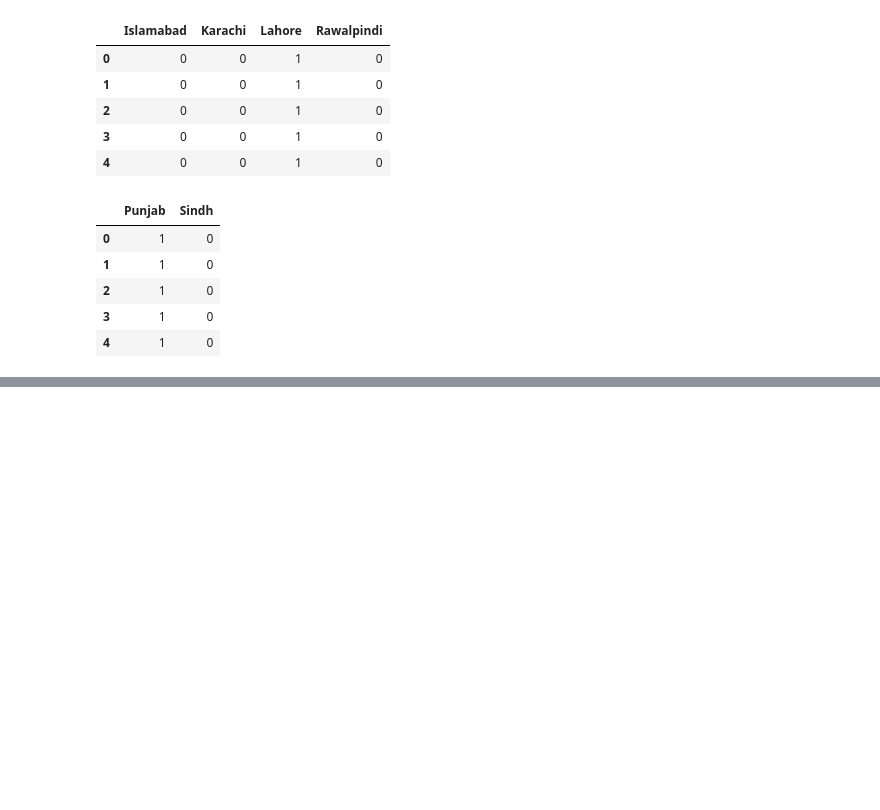
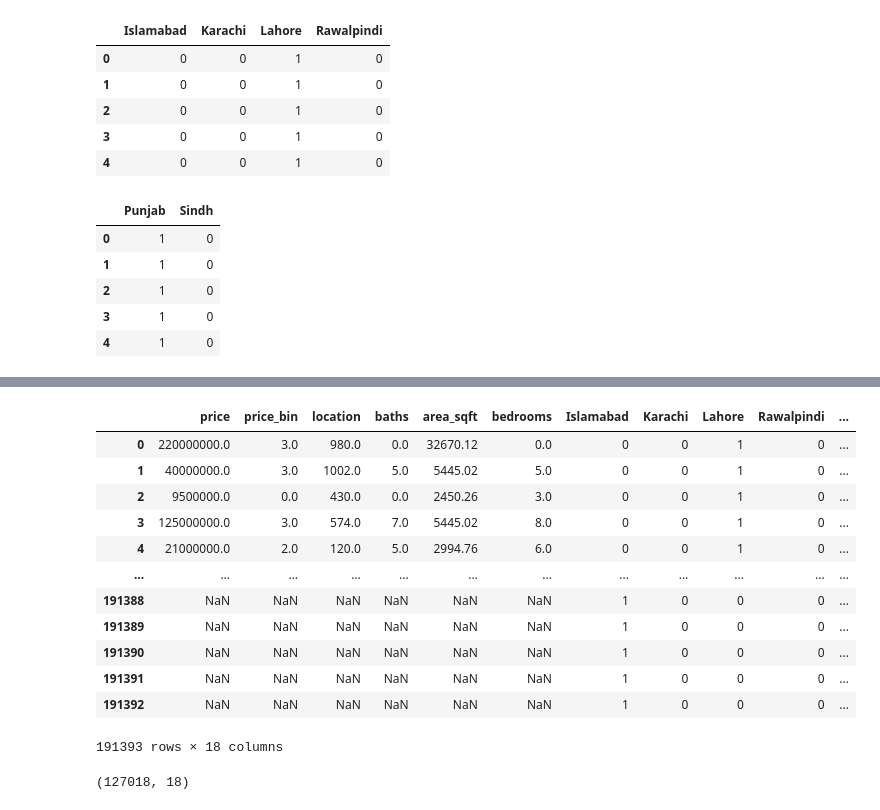
Before and after one commit to ZaheerFDS78/house-price-prediction-model, a Jupyter notebook: Untitled.ipynb, the cells around one changed output, grey strips where cells are left out. Drawn from its saved outputs; the diff is of its cells as text; code cells hidden in the pictures; blank space fills up the shorter version.

```diff
--- a/Untitled.ipynb
+++ b/Untitled.ipynb
@@ -291,0 +278,3 @@ KeyError: "['date_added'] not found in axis"
+# %%
+# droping the purpose column we already filtered the sale instances
+df.drop(['purpose'],axis=1, inplace=True)
@@ -291,0 +316,16 @@ KeyError: "['date_added'] not found in axis"
+# %%
+train_df
+# %% [output]
+|  | price | price_bin | location | baths | area_sqft | bedrooms | Islamabad | Karachi | Lahore | Rawalpindi | ... |
+| 0 | 220000000.0 | 3.0 | 980.0 | 0.0 | 32670.12 | 0.0 | 0 | 0 | 1 | 0 | ... |
+| 1 | 40000000.0 | 3.0 | 1002.0 | 5.0 | 5445.02 | 5.0 | 0 | 0 | 1 | 0 | ... |
+| 2 | 9500000.0 | 0.0 | 430.0 | 0.0 | 2450.26 | 3.0 | 0 | 0 | 1 | 0 | ... |
+| 3 | 125000000.0 | 3.0 | 574.0 | 7.0 | 5445.02 | 8.0 | 0 | 0 | 1 | 0 | ... |
+| 4 | 21000000.0 | 2.0 | 120.0 | 5.0 | 2994.76 | 6.0 | 0 | 0 | 1 | 0 | ... |
+| ... | ... | ... | ... | ... | ... | ... | ... | ... | ... | ... | ... |
+| 191388 | NaN | NaN | NaN | NaN | NaN | NaN | 1 | 0 | 0 | 0 | ... |
+| 191389 | NaN | NaN | NaN | NaN | NaN | NaN | 1 | 0 | 0 | 0 | ... |
+| 191390 | NaN | NaN | NaN | NaN | NaN | NaN | 1 | 0 | 0 | 0 | ... |
+| 191391 | NaN | NaN | NaN | NaN | NaN | NaN | 1 | 0 | 0 | 0 | ... |
+| 191392 | NaN | NaN | NaN | NaN | NaN | NaN | 1 | 0 | 0 | 0 | ... |
+191393 rows × 18 columns
@@ -291,0 +334,4 @@ KeyError: "['date_added'] not found in axis"
+# %%
+train_df.shape
+# %% [output]
+(127018, 18)
```
Also changed, not shown: parts of 46 cells of this notebook.
